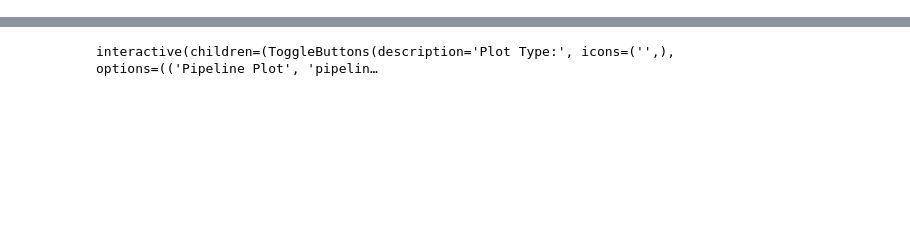
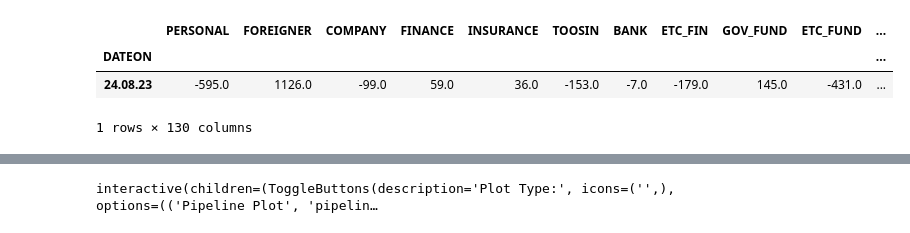
Before and after one commit to gonni/myFirstPyCrawl, a Jupyter notebook: ml/StockPredict2.ipynb, the cells around one changed output, grey strips where cells are left out. Cells and saved outputs as stored; diff of their text form; code cells hidden in the pictures; blank space fills up the shorter version.

```diff
--- a/ml/StockPredict2.ipynb
+++ b/ml/StockPredict2.ipynb
@@ -139,3 +150,11 @@ merged
+# %%
+today = today.drop('PRED_OUT_D3', axis=1)
+today
+# %% [output]
+|  | PERSONAL | FOREIGNER | COMPANY | FINANCE | INSURANCE | TOOSIN | BANK | ETC_FIN | GOV_FUND | ETC_FUND | ... |
+| DATEON |  |  |  |  |  |  |  |  |  |  | ... |
+| 24.08.23 | -595.0 | 1126.0 | -99.0 | 59.0 | 36.0 | -153.0 | -7.0 | -179.0 | 145.0 | -431.0 | ... |
+1 rows × 130 columns
 # %%
 train = merged.sample(frac=0.95, random_state=786)
 test = merged.drop(train.index)
```
Also changed, not shown: parts of 9 cells of this notebook, 4 other files.
